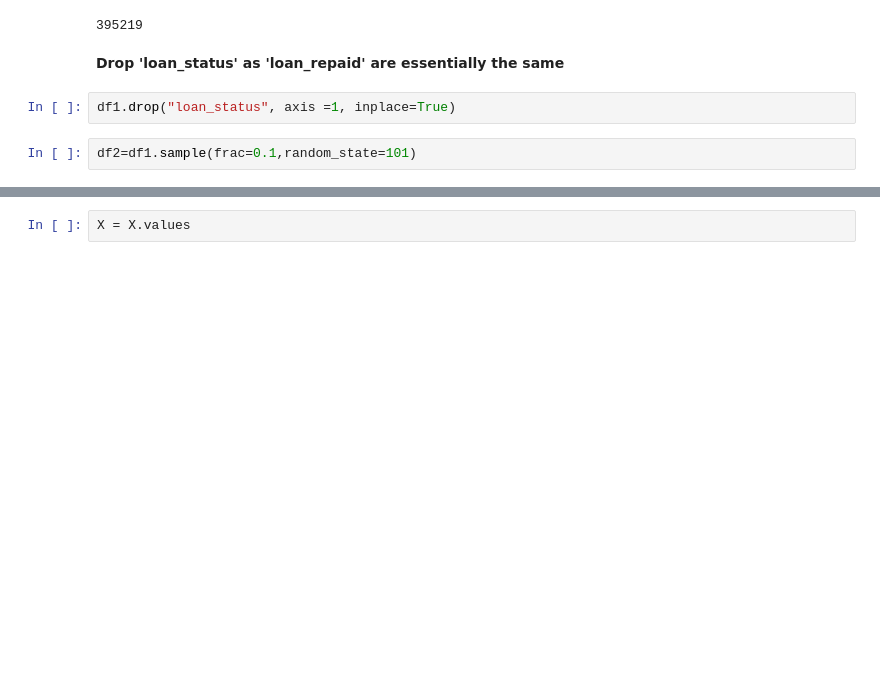
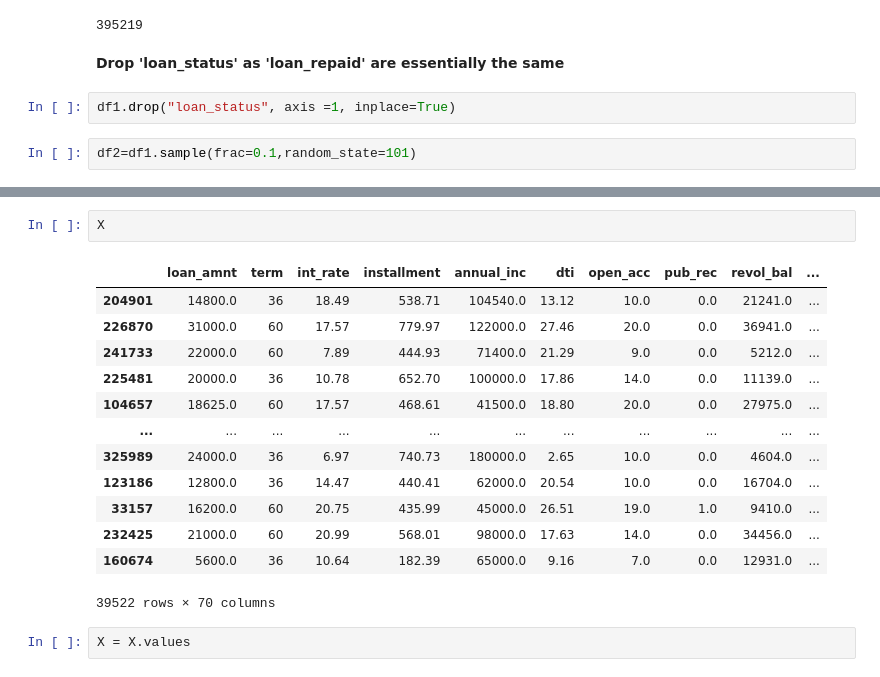
Before and after one commit to ShendreAk/App-LoanPrediction, a Jupyter notebook: NoteBook/Deep learning approach for loan_status prediction .ipynb, the cells around one changed output, grey strips where cells are left out. Cells and saved outputs as stored; diff of their text form; blank space fills up the shorter version.

```diff
--- a/NoteBook/Deep learning approach for loan_status prediction .ipynb
+++ b/NoteBook/Deep learning approach for loan_status prediction .ipynb
@@ -1057,3 +1052,19 @@ Index([                          'loan_amnt',
       dtype='object')
+# %%
+X
+# %% [output]
+|  | loan_amnt | term | int_rate | installment | annual_inc | dti | open_acc | pub_rec | revol_bal | ... |
+| 204901 | 14800.0 | 36 | 18.49 | 538.71 | 104540.0 | 13.12 | 10.0 | 0.0 | 21241.0 | ... |
+| 226870 | 31000.0 | 60 | 17.57 | 779.97 | 122000.0 | 27.46 | 20.0 | 0.0 | 36941.0 | ... |
+| 241733 | 22000.0 | 60 | 7.89 | 444.93 | 71400.0 | 21.29 | 9.0 | 0.0 | 5212.0 | ... |
+| 225481 | 20000.0 | 36 | 10.78 | 652.70 | 100000.0 | 17.86 | 14.0 | 0.0 | 11139.0 | ... |
+| 104657 | 18625.0 | 60 | 17.57 | 468.61 | 41500.0 | 18.80 | 20.0 | 0.0 | 27975.0 | ... |
+| ... | ... | ... | ... | ... | ... | ... | ... | ... | ... | ... |
+| 325989 | 24000.0 | 36 | 6.97 | 740.73 | 180000.0 | 2.65 | 10.0 | 0.0 | 4604.0 | ... |
+| 123186 | 12800.0 | 36 | 14.47 | 440.41 | 62000.0 | 20.54 | 10.0 | 0.0 | 16704.0 | ... |
+| 33157 | 16200.0 | 60 | 20.75 | 435.99 | 45000.0 | 26.51 | 19.0 | 1.0 | 9410.0 | ... |
+| 232425 | 21000.0 | 60 | 20.99 | 568.01 | 98000.0 | 17.63 | 14.0 | 0.0 | 34456.0 | ... |
+| 160674 | 5600.0 | 36 | 10.64 | 182.39 | 65000.0 | 9.16 | 7.0 | 0.0 | 12931.0 | ... |
+39522 rows × 70 columns
 # %%
 X = X.values
```
Also changed, not shown: parts of 17 cells of this notebook, 4 other files.
